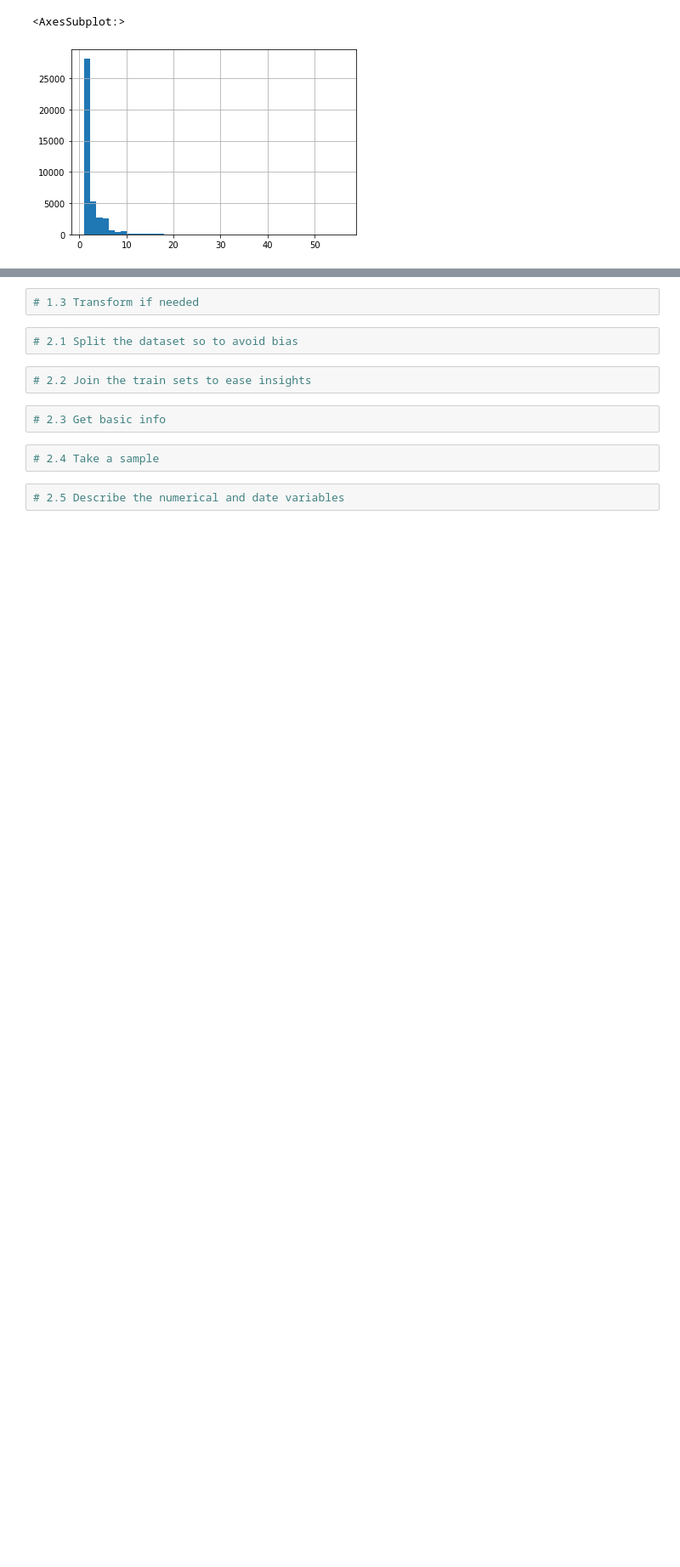
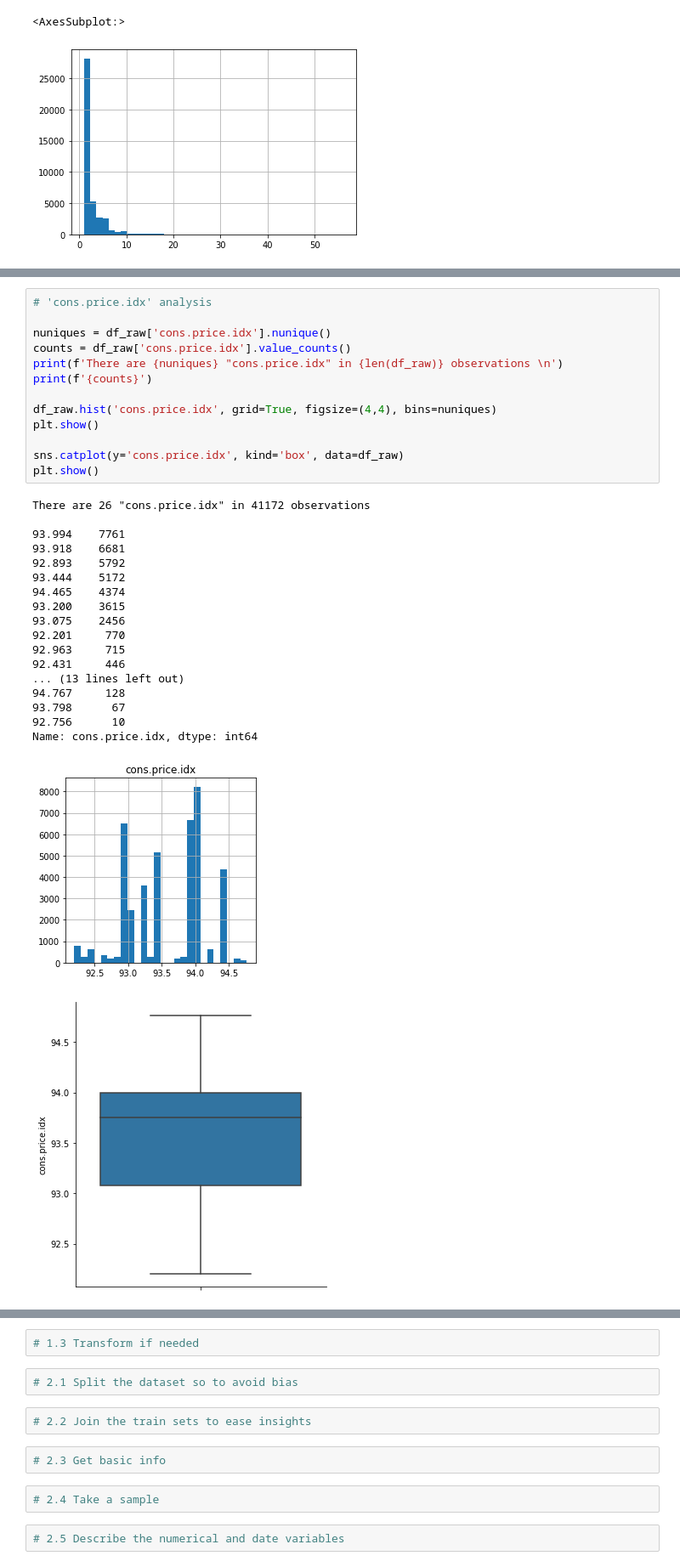
Before and after one commit to jgayosof/logistic-regression-project-tutorial, a Jupyter notebook: src/Sample_Steps.ipynb, the cells around one changed output, grey strips where cells are left out. Shown at 85% size. Cells and saved outputs as stored; diff of their text form; blank space fills up the shorter version.

```diff
--- a/src/Sample_Steps.ipynb
+++ b/src/Sample_Steps.ipynb
@@ -502,0 +551,33 @@ Name: pdays, dtype: int64
+# %%
+# 'cons.price.idx' analysis
+
+nuniques = df_raw['cons.price.idx'].nunique()
+counts = df_raw['cons.price.idx'].value_counts()
+print(f'There are {nuniques} "cons.price.idx" in {len(df_raw)} observations \n')
+print(f'{counts}')
+
+df_raw.hist('cons.price.idx', grid=True, figsize=(4,4), bins=nuniques)
+plt.show()
+
+sns.catplot(y='cons.price.idx', kind='box', data=df_raw)
+plt.show()
+# %% [output]
+There are 26 "cons.price.idx" in 41172 observations
+
+93.994    7761
+93.918    6681
+92.893    5792
+93.444    5172
+94.465    4374
+93.200    3615
+93.075    2456
+92.201     770
+92.963     715
+92.431     446
+... (13 lines left out)
+94.767     128
+93.798      67
+92.756      10
+Name: cons.price.idx, dtype: int64
+[figure, added]
+[figure, added]
```
Also changed, not shown: parts of 5 cells of this notebook.
